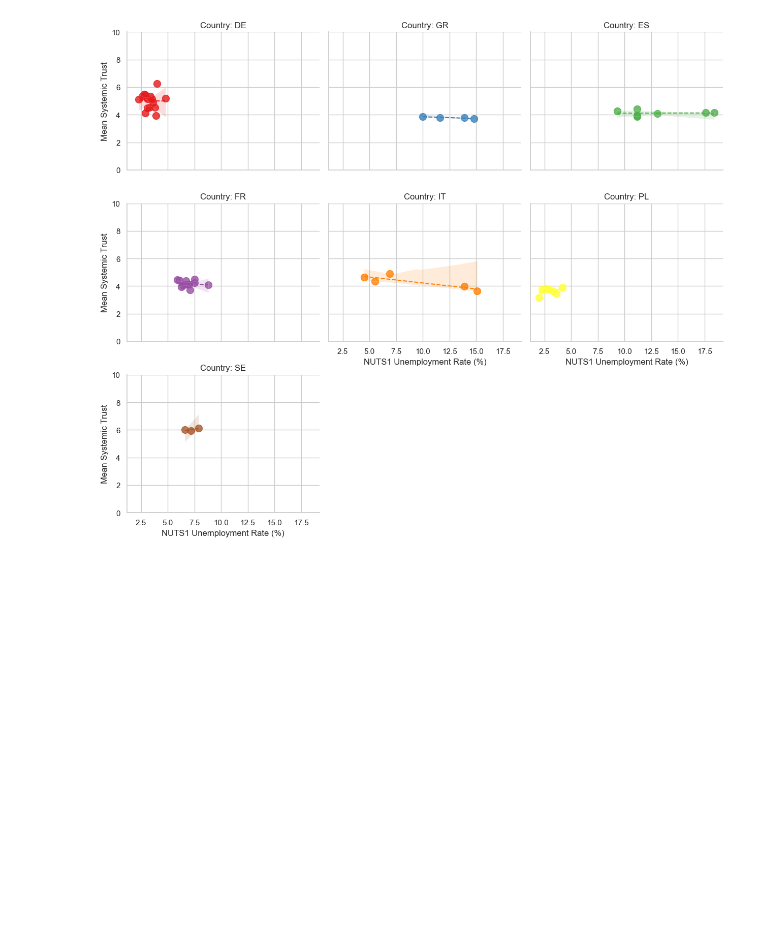
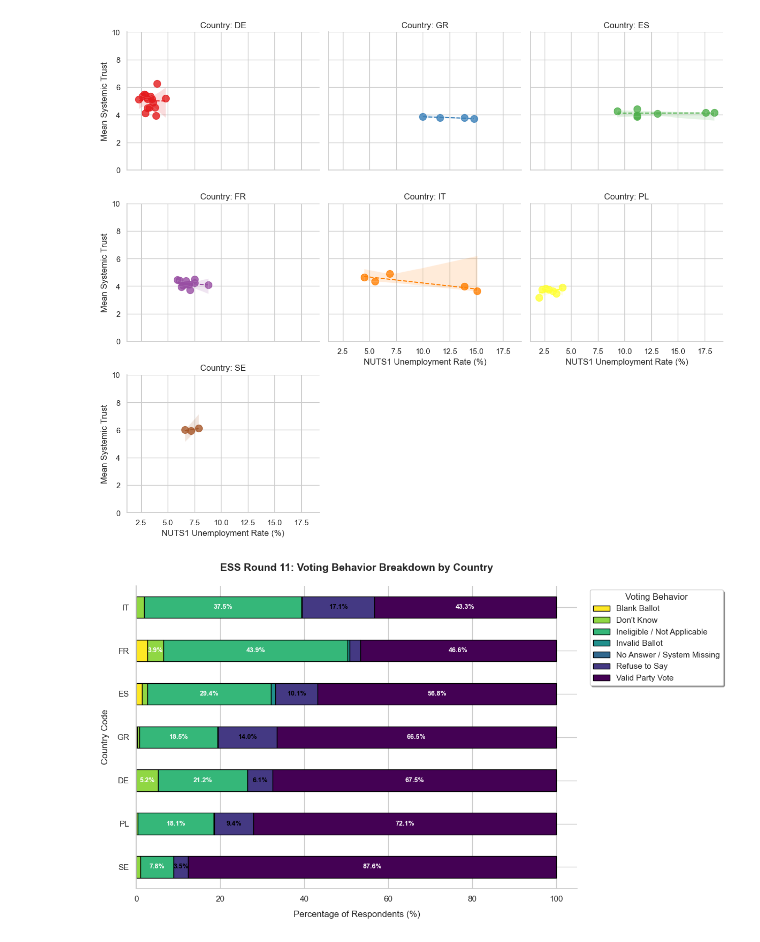
Before and after one commit to ksandrolini/resilience_gap_project, a Jupyter notebook: wrangling/data_wrangling.ipynb, the cells around one changed output. Cells and saved outputs as stored; diff of their text form; code cells hidden in the pictures; blank space fills up the shorter version.

Commit message:
dbt modifications: intergenerational mobility variable, further pandas visualizations, preliminary models

```diff
--- a/wrangling/data_wrangling.ipynb
+++ b/wrangling/data_wrangling.ipynb
@@ -77,6 +77,7 @@ demographics = [
     "educ_attainment",
     "educ_attainment_father",
     "educ_attainment_mother",
+    "intergen_educational_mobility",
     "hh_income_decile",
     "hh_income_comfort",
     "unemp_over_12_mos_ever",
@@ -143,5 +144,5 @@ ordered_columns = (
 # 3. Reorders the dataframe columns in place
 ess_survey = ess_survey[ordered_columns]
 
-print(f"Shape: {ess_survey.shape}") # Check no columns forgotten. Previous shape was (14329, 63)
+print(f"Shape: {ess_survey.shape}") # Check no columns forgotten. Previous shape was (14329, 64)
 # %% [output]
@@ -422,3 +530,63 @@ plt.tight_layout()
 #plt.savefig('04_regional_unemployment_vs_trust_faceted.png', dpi=300)
 # %% [output]
 [figure]
+# %%
+# 1. Calculate percentages of voting behavior by country
+# This normalizes the row counts so we can see relative proportions
+cross_tab = pd.crosstab(
+    ess_survey["country_code"],
+    ess_survey["voting_behavior_manifest"],
+    normalize="index",  # Calculates percentages per row (country)
+) * 100
+
+# 2. Sort the countries by a specific category to make the visual cleaner
+# Sorting by 'Valid Party Vote' gives the chart a nice visual gradient
+cross_tab = cross_tab.sort_values(by="Valid Party Vote", ascending=False)
+
+# 3. Plotting the 100% Stacked Bar Chart
+ax = cross_tab.plot(
+    kind="barh", stacked=True, figsize=(12, 7), cmap="viridis_r", edgecolor="black"
+)
+
+# 4. Styling and Aesthetics
+sns.despine()  # Cleans up the top and right borders
+plt.title(
+    "ESS Round 11: Voting Behavior Breakdown by Country",
+    fontsize=14,
+    pad=20,
+    weight="bold",
+)
+plt.xlabel("Percentage of Respondents (%)", fontsize=12, labelpad=10)
+plt.ylabel("Country Code", fontsize=12, labelpad=10)
+
+# Move the legend outside so it doesn't overlap the bars
+plt.legend(
+    title="Voting Behavior",
+    bbox_to_anchor=(1.02, 1),
+    loc="upper left",
+    frameon=True,
+    shadow=True,
+)
+
+# 5. Add percentage labels directly onto the bars for scannability
+# (Only adds labels for blocks larger than 3% to avoid messy overlap)
+for p in ax.patches:
+    width = p.get_width()
+    if width > 3:  # Skip labeling tiny slices (like system slips)
+        x = p.get_x() + width / 2
+        y = p.get_y() + p.get_height() / 2
+        ax.text(
+            x,
+            y,
+            f"{width:.1f}%",
+            ha="center",
+            va="center",
+            color="white" if p.get_facecolor()[2] < 0.5 else "black",
+            fontsize=9,
+            weight="bold",
+        )
+
+plt.tight_layout()
+plt.show()
+# %% [output]
+[figure, added]
```
Also changed, not shown: parts of 14 cells of this notebook, 2 other files.
